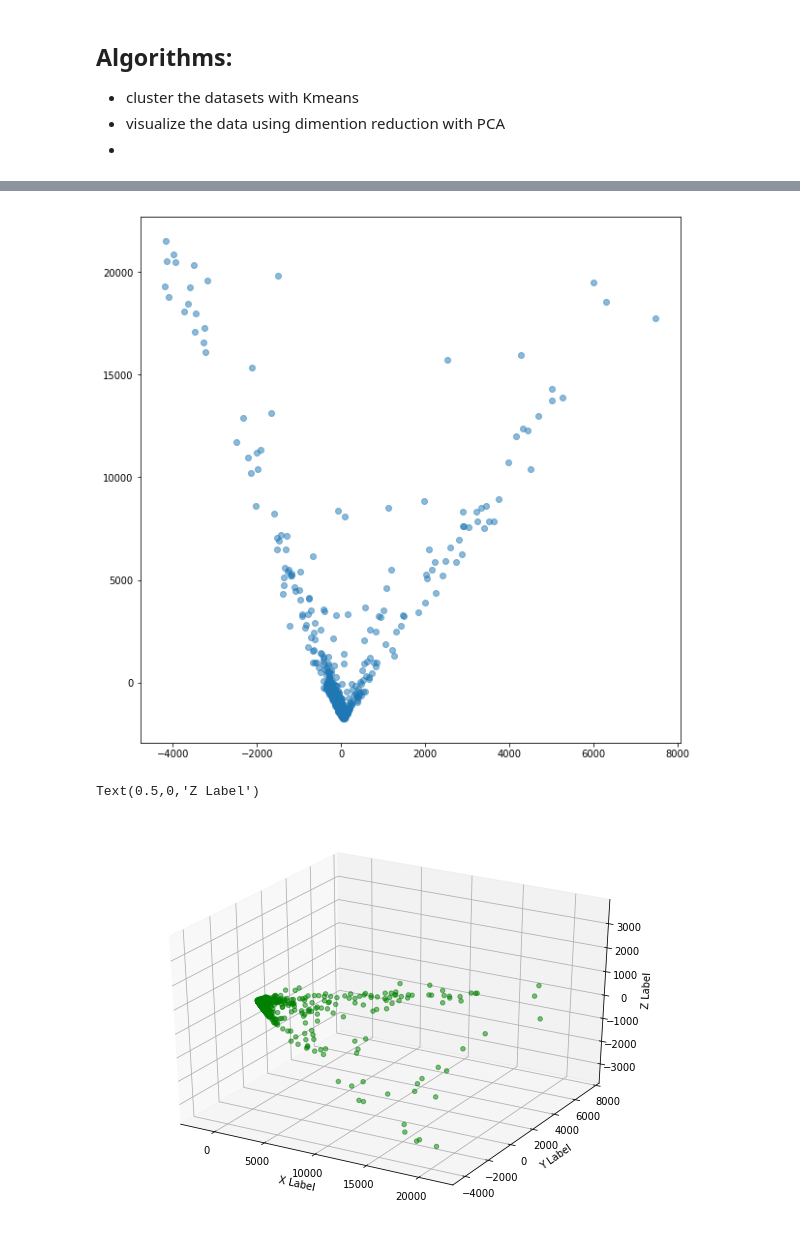
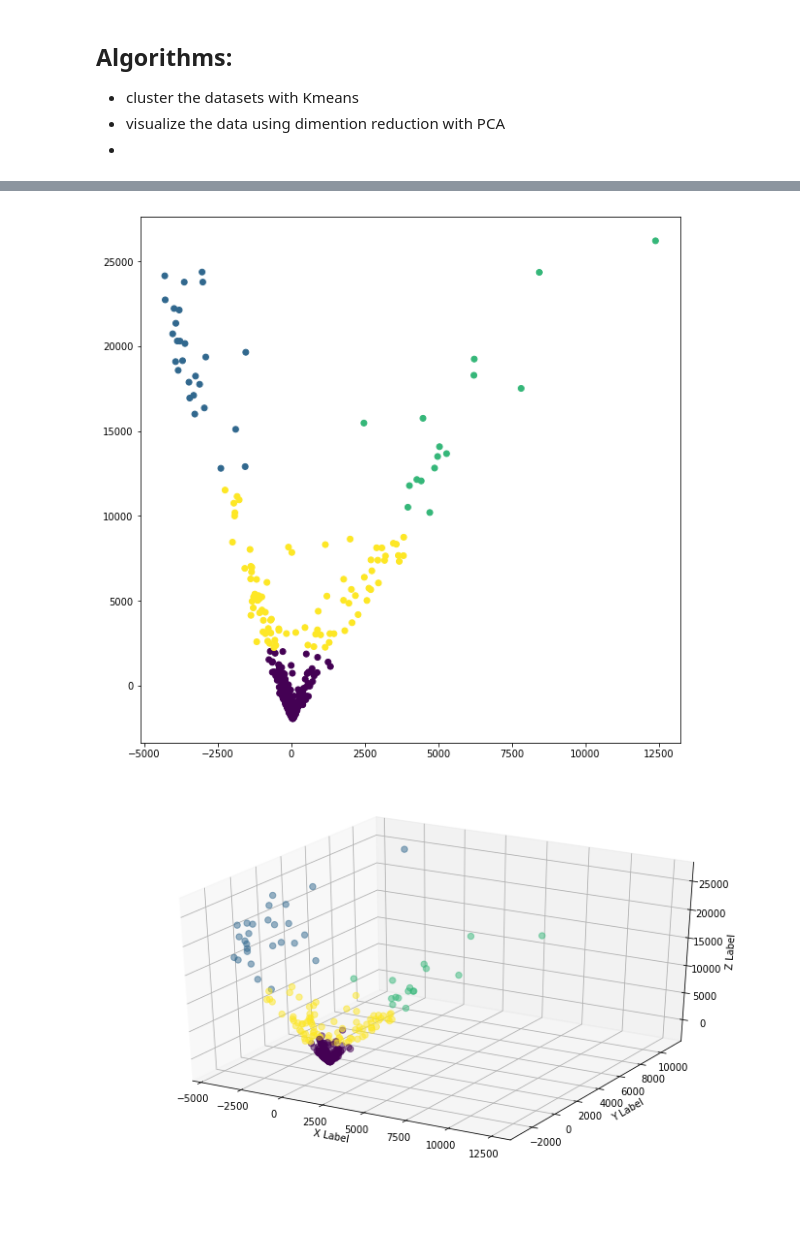
Before and after one commit to alexeyvasy/knesset-elections, a Jupyter notebook: Knesset Elections - Final Project.ipynb, the cells around one changed output, grey strips where cells are left out. Saved outputs shown, nothing was run; the diff lists cells and outputs as text; code cells hidden in the pictures; blank space fills up the shorter version.

```diff
--- a/Knesset Elections - Final Project.ipynb
+++ b/Knesset Elections - Final Project.ipynb
@@ -490,0 +568,19 @@ X[y==1]
+# %%
+ks = range(1,11)
+scores = []
+
+for k in ks:
+    model = KMeans(n_clusters=k)
+    model.fit_predict(X[y==0])
+    scores.append(-model.score(X[y==0]))
+
+plt.plot(ks, scores)
+plt.ylabel('total intra-cluster distance')
+plt.xlabel('k')
+
+plt.show()
+
+# best K is around 4
+X = X[y==0]
+model = KMeans(n_clusters=4)
+y = model.fit_predict(X)
@@ -491,30 +589,27 @@ X[y==1]
 # %%
-from sklearn.decomposition import PCA
+pca = PCA(n_components=2)
+X_new = pca.fit_transform(X)
 
-pca = PCA(n_components=2)
-X_small_settlemens = pca.fit_transform(X[y==0])
+plt.figure(figsize=(10,10))
+plt.scatter(X_new[:,1], X_new[:,0], c=model.labels_.astype(float))
+plt.show()
 
 
-plt.figure(figsize=(10,10))
-plt.scatter(X_small_settlemens[:,1], X_small_settlemens[:,0], alpha=0.5)
-plt.show()
-
-# from mpl_toolkits.mplot3d import Axes3D
+#################################################
 
 pca = PCA(n_components=3)
-X_small_settlemens = pca.fit_transform(X[y==0])
+X_new = pca.fit_transform(X)
 
-fig = plt.figure(figsize=(10,7))
+fig = plt.figure(figsize=(12,7))
 ax = fig.add_subplot(111, projection='3d')
 
-ax.scatter(X_small_settlemens[:,0], X_small_settlemens[:,1], X_small_settlemens[:,2], c='g', marker='o', alpha=0.5)
+ax.scatter(X_new[:,1], X_new[:,2], X_new[:,0], c=model.labels_.astype(float), marker='o', s=40, alpha=0.5)
 
 ax.set_xlabel('X Label')
 ax.set_ylabel('Y Label')
 ax.set_zlabel('Z Label')
 
-# plt.show()
+plt.show()
 # %% [output]
-[figure, old version]
+[figure, new version]
-Text(0.5,0,'Z Label')
-[figure, old version]
+[figure, new version]
```
Also changed, not shown: parts of 15 cells of this notebook.
